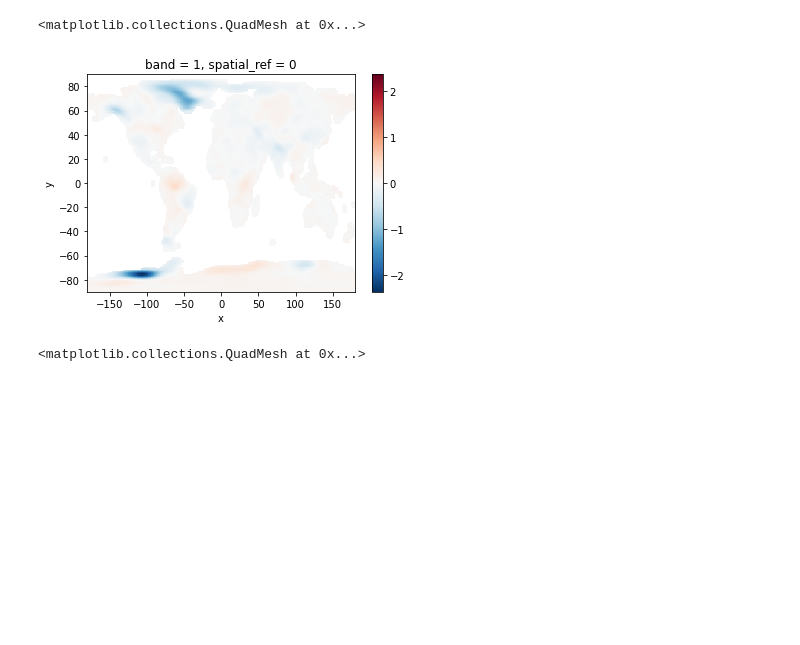
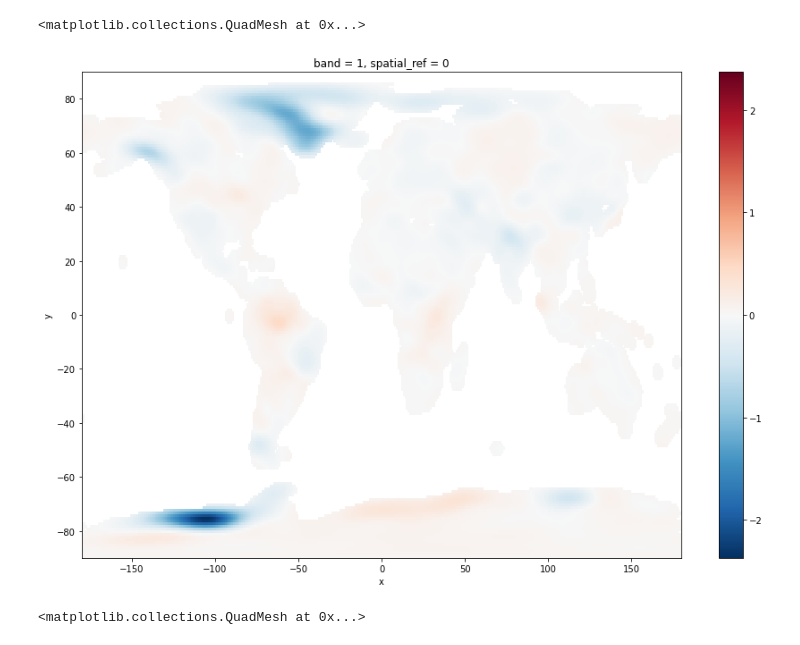
Before and after one commit to demiurg/hydrograce, a Jupyter notebook: 01_data.ipynb, the cells around one changed output. Drawn from its saved outputs; the diff is of its cells as text; code cells hidden in the pictures; blank space fills up the shorter version.

```diff
--- a/01_data.ipynb
+++ b/01_data.ipynb
@@ -3,10 +3,10 @@ import rioxarray
 # %%
 # GeoTIFF of the GRACE Follow On anomoly view
 grace = rioxarray.open_rasterio("data/GRD-3_2018152-2018181_GRFO_UTCSR_BA01_0600_LND_v03.tif", masked=True)
-grace.plot()
+grace.plot(size=10)
 # %% [output]
 <matplotlib.collections.QuadMesh at 0x...>
-[figure, old version]
+[figure, new version]
 # %%
 # NetCDF converted to GeoTIFF of the GRACE Follow On anomoly view
 # has a projection, and has more metadata, but projection is wrong
```
Also changed, not shown: parts of 2 cells of this notebook, 2 other files.
